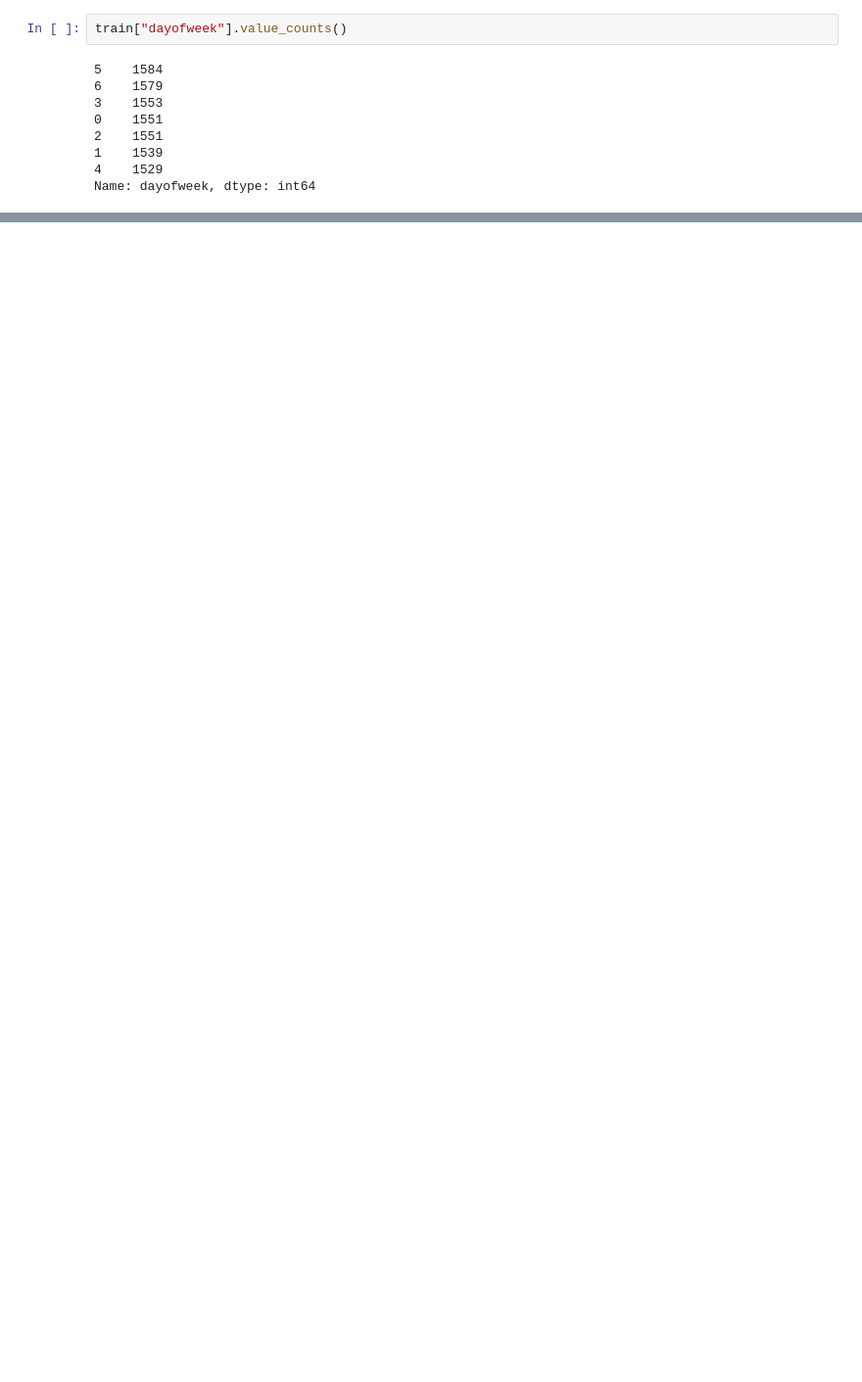
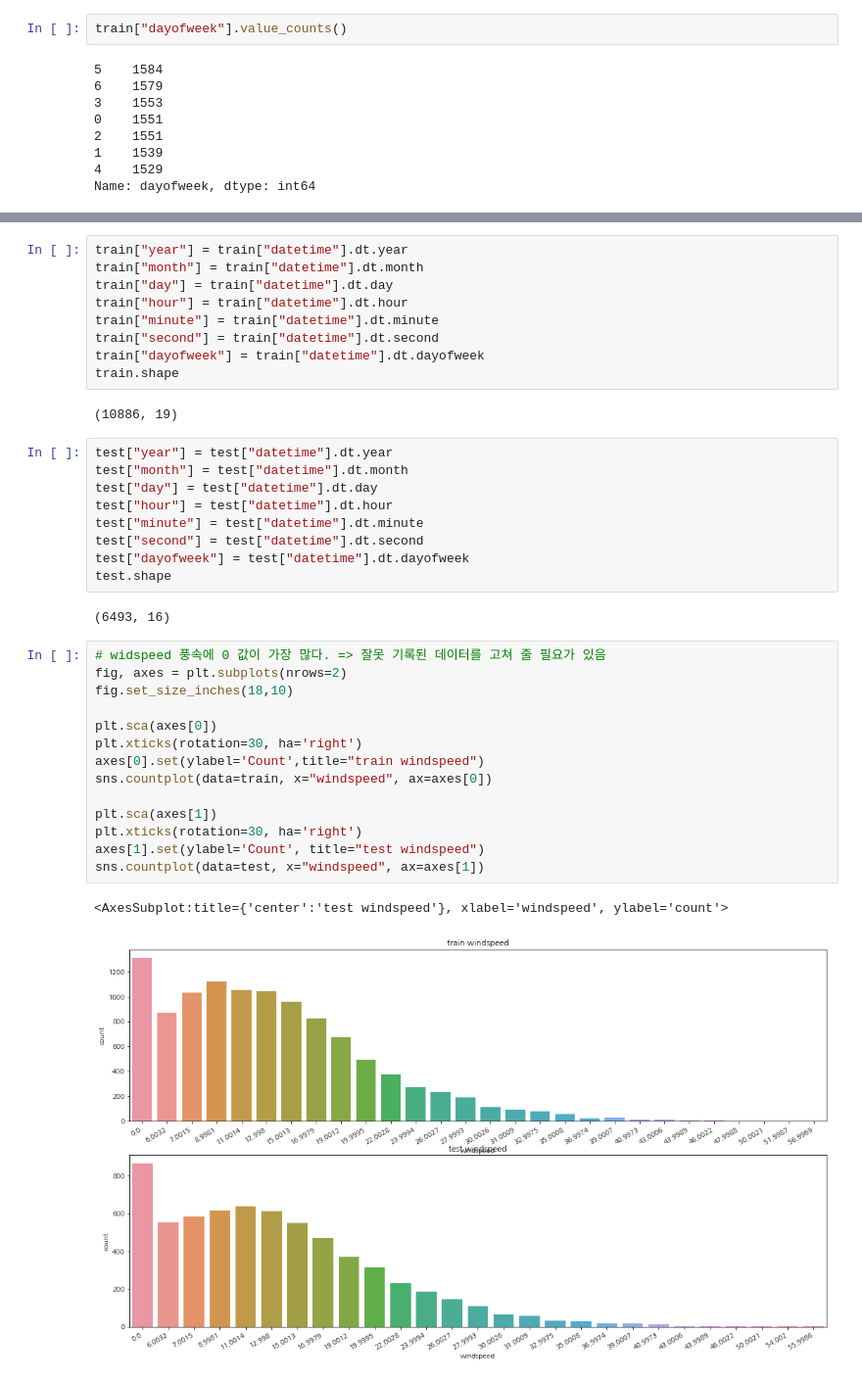
Before and after one commit to choiuikang/contest, a Jupyter notebook: kaggle/Bike_sharing_demand.ipynb, the cells around one changed output, grey strips where cells are left out. Shown at 98% size. Drawn from its saved outputs; the diff is of its cells as text; blank space fills up the shorter version.

```diff
--- a/kaggle/Bike_sharing_demand.ipynb
+++ b/kaggle/Bike_sharing_demand.ipynb
@@ -373,0 +407,39 @@ sns.barplot(data=train, x="year_month", y="count", ax=ax3)
+# %%
+train["year"] = train["datetime"].dt.year
+train["month"] = train["datetime"].dt.month
+train["day"] = train["datetime"].dt.day
+train["hour"] = train["datetime"].dt.hour
+train["minute"] = train["datetime"].dt.minute
+train["second"] = train["datetime"].dt.second
+train["dayofweek"] = train["datetime"].dt.dayofweek
+train.shape
+# %% [output]
+(10886, 19)
+# %%
+test["year"] = test["datetime"].dt.year
+test["month"] = test["datetime"].dt.month
+test["day"] = test["datetime"].dt.day
+test["hour"] = test["datetime"].dt.hour
+test["minute"] = test["datetime"].dt.minute
+test["second"] = test["datetime"].dt.second
+test["dayofweek"] = test["datetime"].dt.dayofweek
+test.shape
+# %% [output]
+(6493, 16)
+# %%
+# widspeed 풍속에 0 값이 가장 많다. => 잘못 기록된 데이터를 고쳐 줄 필요가 있음
+fig, axes = plt.subplots(nrows=2)
+fig.set_size_inches(18,10)
+
+plt.sca(axes[0])
+plt.xticks(rotation=30, ha='right')
+axes[0].set(ylabel='Count',title="train windspeed")
+sns.countplot(data=train, x="windspeed", ax=axes[0])
+
+plt.sca(axes[1])
+plt.xticks(rotation=30, ha='right')
+axes[1].set(ylabel='Count', title="test windspeed")
+sns.countplot(data=test, x="windspeed", ax=axes[1])
+# %% [output]
+<AxesSubplot:title={'center':'test windspeed'}, xlabel='windspeed', ylabel='count'>
+[figure, added]
```
Also changed, not shown: parts of 68 cells of this notebook.
